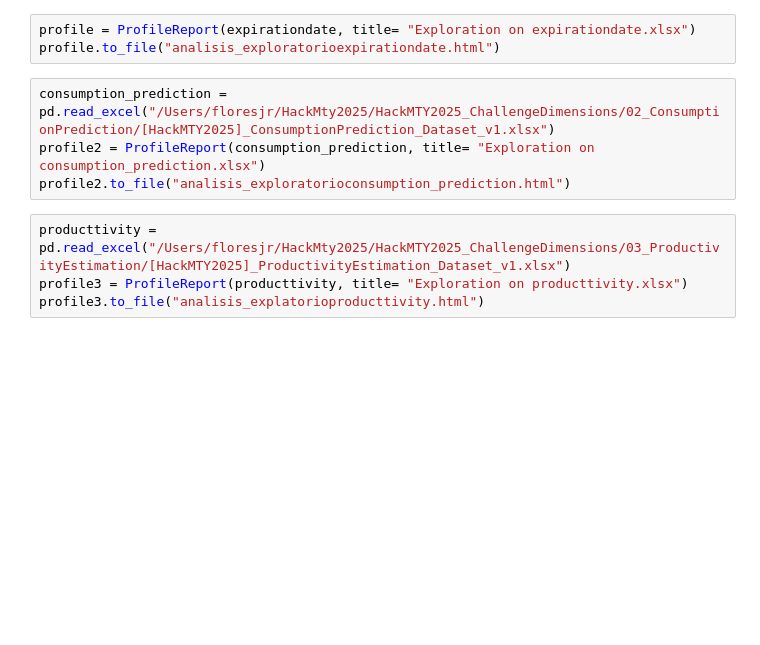
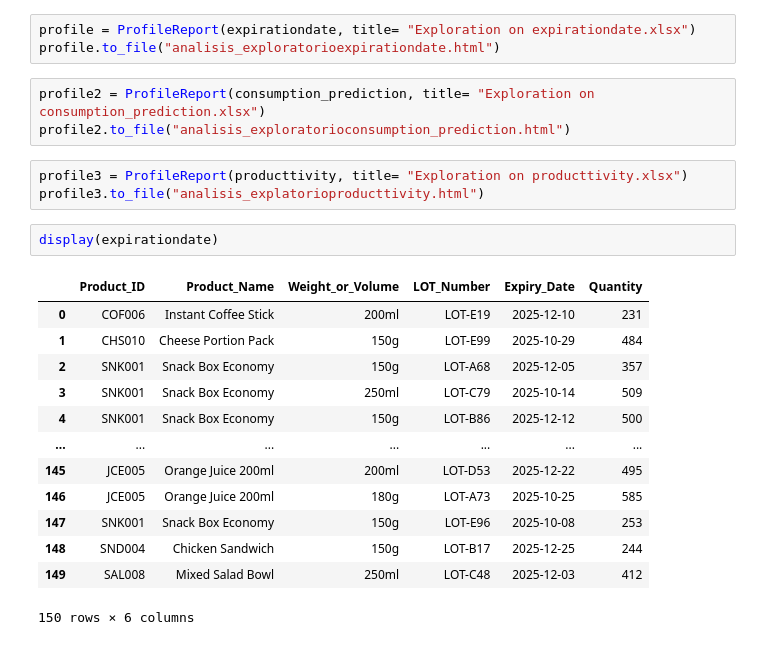
Before and after one commit to ErickFler/Hackolotes, a Jupyter notebook: EDA.ipynb, the cells around one changed output. Drawn from its saved outputs; the diff is of its cells as text; blank space fills up the shorter version.

```diff
--- a/EDA.ipynb
+++ b/EDA.ipynb
@@ -11,10 +12,24 @@ expirationdate = pd.read_excel("/Users/floresjr/HackMty2025/HackMTY2025_Challeng
 profile = ProfileReport(expirationdate, title= "Exploration on expirationdate.xlsx")
 profile.to_file("analisis_exploratorioexpirationdate.html")
 # %%
-consumption_prediction = pd.read_excel("/Users/floresjr/HackMty2025/HackMTY2025_ChallengeDimensions/02_ConsumptionPrediction/[HackMTY2025]_ConsumptionPrediction_Dataset_v1.xlsx")
 profile2 = ProfileReport(consumption_prediction, title= "Exploration on consumption_prediction.xlsx")
 profile2.to_file("analisis_exploratorioconsumption_prediction.html")
 # %%
-producttivity = pd.read_excel("/Users/floresjr/HackMty2025/HackMTY2025_ChallengeDimensions/03_ProductivityEstimation/[HackMTY2025]_ProductivityEstimation_Dataset_v1.xlsx")
 profile3 = ProfileReport(producttivity, title= "Exploration on producttivity.xlsx")
 profile3.to_file("analisis_explatorioproducttivity.html")
+# %%
+display(expirationdate)
+# %% [output]
+|  | Product_ID | Product_Name | Weight_or_Volume | LOT_Number | Expiry_Date | Quantity |
+| 0 | COF006 | Instant Coffee Stick | 200ml | LOT-E19 | 2025-12-10 | 231 |
+| 1 | CHS010 | Cheese Portion Pack | 150g | LOT-E99 | 2025-10-29 | 484 |
+| 2 | SNK001 | Snack Box Economy | 150g | LOT-A68 | 2025-12-05 | 357 |
+| 3 | SNK001 | Snack Box Economy | 250ml | LOT-C79 | 2025-10-14 | 509 |
+| 4 | SNK001 | Snack Box Economy | 150g | LOT-B86 | 2025-12-12 | 500 |
+| ... | ... | ... | ... | ... | ... | ... |
+| 145 | JCE005 | Orange Juice 200ml | 200ml | LOT-D53 | 2025-12-22 | 495 |
+| 146 | JCE005 | Orange Juice 200ml | 180g | LOT-A73 | 2025-10-25 | 585 |
+| 147 | SNK001 | Snack Box Economy | 150g | LOT-E96 | 2025-10-08 | 253 |
+| 148 | SND004 | Chicken Sandwich | 150g | LOT-B17 | 2025-12-25 | 244 |
+| 149 | SAL008 | Mixed Salad Bowl | 250ml | LOT-C48 | 2025-12-03 | 412 |
+150 rows × 6 columns
```
Also changed, not shown: parts of 5 cells of this notebook, 3 other files.
